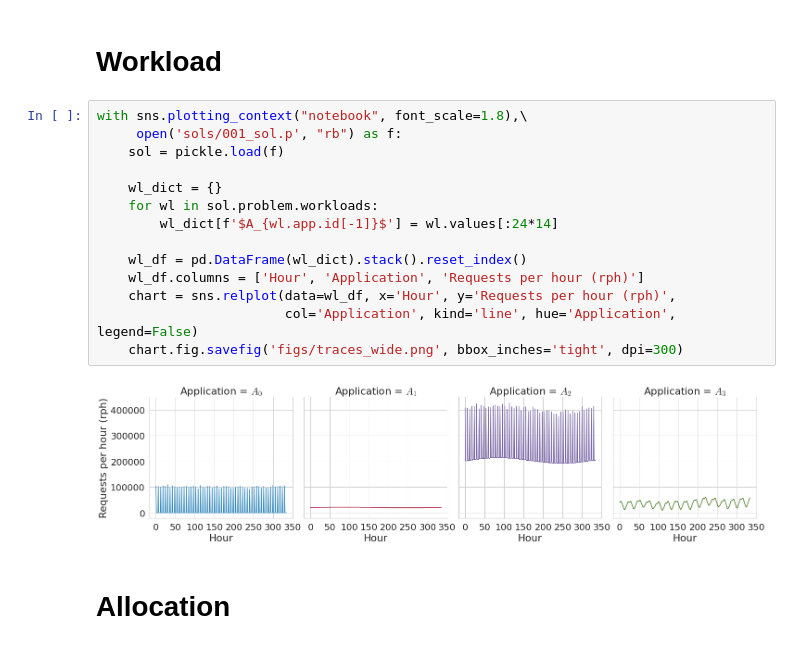
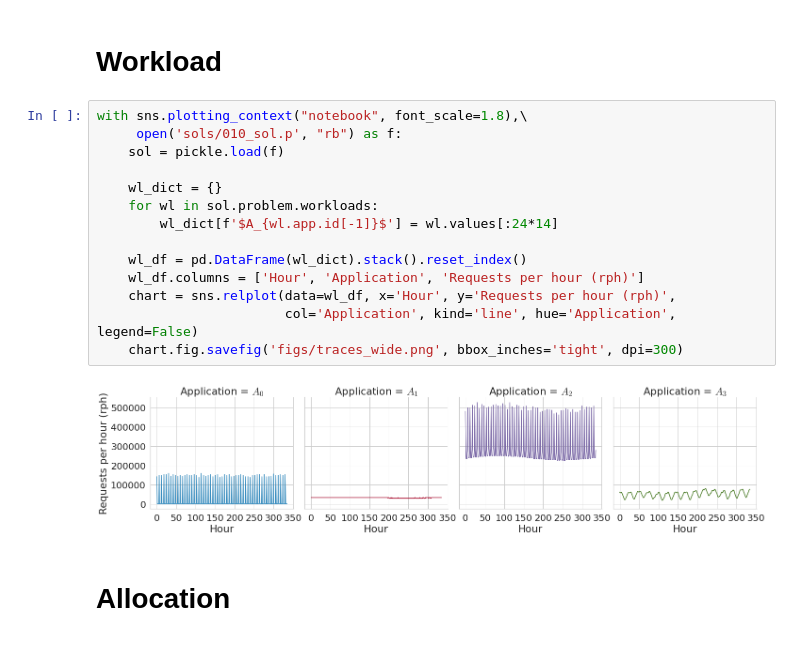
Before and after one commit to asi-uniovi/hybrid_exp, a Jupyter notebook: PlotResults.ipynb, the cells around one changed output. Saved outputs shown, nothing was run; the diff lists cells and outputs as text.

Commit message:
Update PlotResults notebook

```diff
--- a/PlotResults.ipynb
+++ b/PlotResults.ipynb
@@ -28,20 +113,20 @@ palette = {
 # Workload
 # %%
 with sns.plotting_context("notebook", font_scale=1.8),\
-     open('sols/001_sol.p', "rb") as f:
+     open('sols/010_sol.p', "rb") as f:
     sol = pickle.load(f)
 
     wl_dict = {}
     for wl in sol.problem.workloads:
         wl_dict[f'$A_{wl.app.id[-1]}$'] = wl.values[:24*14]
 
     wl_df = pd.DataFrame(wl_dict).stack().reset_index()
     wl_df.columns = ['Hour', 'Application', 'Requests per hour (rph)']
     chart = sns.relplot(data=wl_df, x='Hour', y='Requests per hour (rph)',
                         col='Application', kind='line', hue='Application', legend=False)
     chart.fig.savefig('figs/traces_wide.png', bbox_inches='tight', dpi=300)
 # %% [output]
-[figure, old version]
+[figure, new version]
 # %% [markdown]
 # Allocation
 # %%
```
Also changed, not shown: parts of 26 cells of this notebook.
